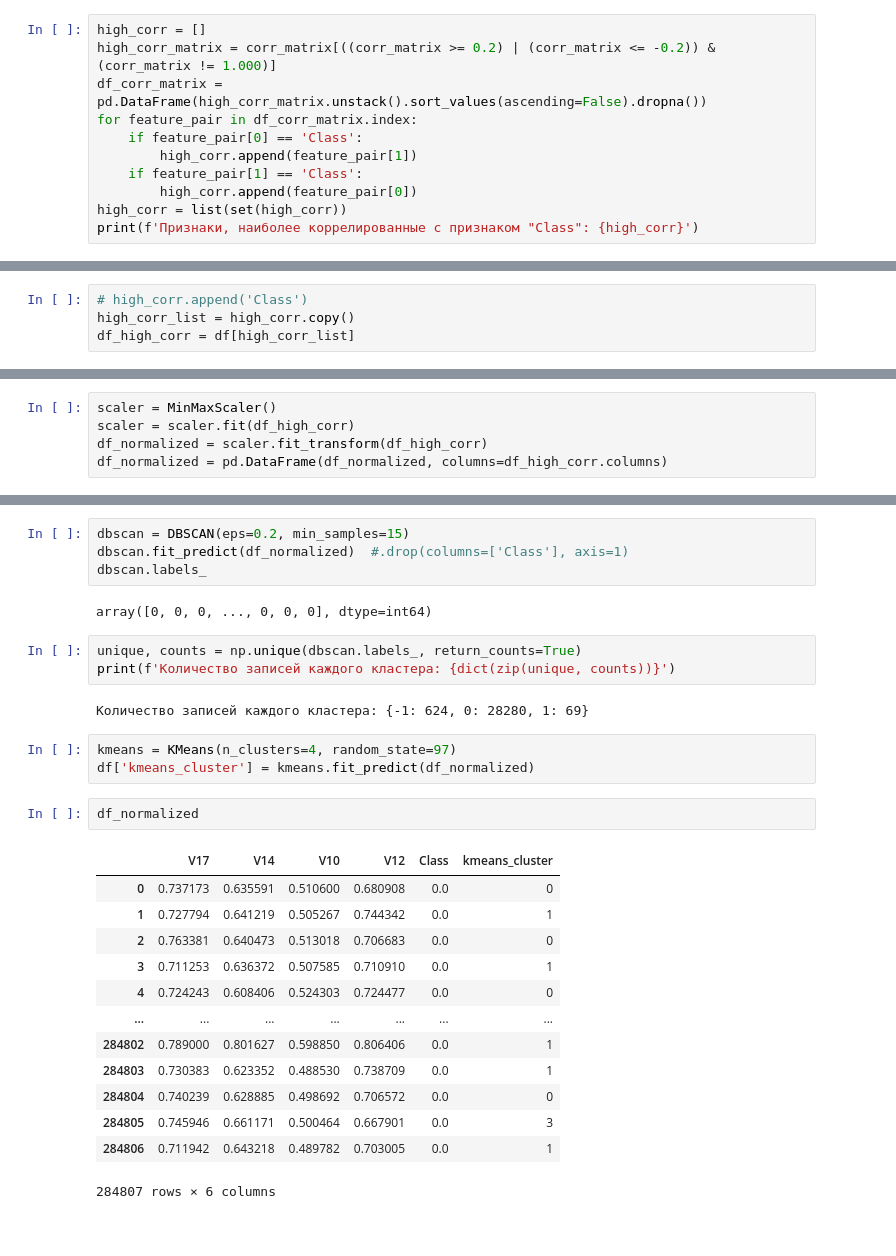
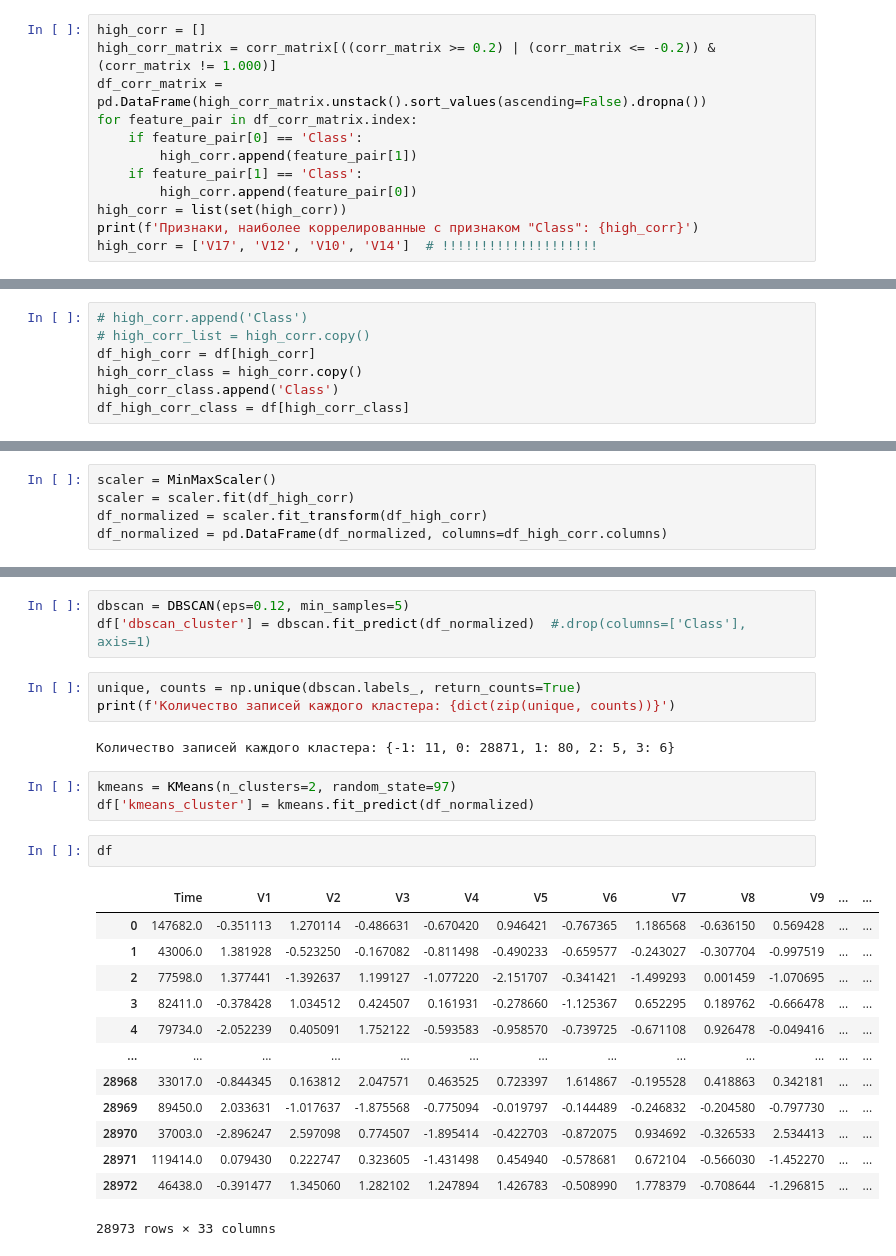
Before and after one commit to rpurei/otus, a Jupyter notebook: prof-hw3/ml_prof_hw03.ipynb, the cells around one changed output, grey strips where cells are left out. Saved outputs shown, nothing was run; the diff lists cells and outputs as text; blank space fills up the shorter version.

```diff
--- a/prof-hw3/ml_prof_hw03.ipynb
+++ b/prof-hw3/ml_prof_hw03.ipynb
@@ -165,4 +169,5 @@ for feature_pair in df_corr_matrix.index:
         high_corr.append(feature_pair[0])
 high_corr = list(set(high_corr))
 print(f'Признаки, наиболее коррелированные с признаком "Class": {high_corr}')
+high_corr = ['V17', 'V12', 'V10', 'V14']  # !!!!!!!!!!!!!!!!!!!!
 # %% [output]
@@ -180,6 +185,9 @@ print(f'Признаки, наиболее коррелированные с п
 # plt.show()
 # %%
 # high_corr.append('Class')
-high_corr_list = high_corr.copy()
-df_high_corr = df[high_corr_list]
+# high_corr_list = high_corr.copy()
+df_high_corr = df[high_corr]
+high_corr_class = high_corr.copy()
+high_corr_class.append('Class')
+df_high_corr_class = df[high_corr_class]
 # %%
@@ -406,32 +399,29 @@ print(score_parameters)
 # %%
-dbscan = DBSCAN(eps=0.2, min_samples=15)
-dbscan.fit_predict(df_normalized)  #.drop(columns=['Class'], axis=1)
-dbscan.labels_
+dbscan = DBSCAN(eps=0.12, min_samples=5)
+df['dbscan_cluster'] = dbscan.fit_predict(df_normalized)  #.drop(columns=['Class'], axis=1)
-# %% [output]
-array([0, 0, 0, ..., 0, 0, 0], dtype=int64)
 # %%
 unique, counts = np.unique(dbscan.labels_, return_counts=True)
 print(f'Количество записей каждого кластера: {dict(zip(unique, counts))}')
 # %% [output]
-Количество записей каждого кластера: {-1: 624, 0: 28280, 1: 69}
+Количество записей каждого кластера: {-1: 11, 0: 28871, 1: 80, 2: 5, 3: 6}
 # %%
-kmeans = KMeans(n_clusters=4, random_state=97)
+kmeans = KMeans(n_clusters=2, random_state=97)
 df['kmeans_cluster'] = kmeans.fit_predict(df_normalized)
 # %%
-df_normalized
+df
 # %% [output]
-|  | V17 | V14 | V10 | V12 | Class | kmeans_cluster |
-| 0 | 0.737173 | 0.635591 | 0.510600 | 0.680908 | 0.0 | 0 |
-| 1 | 0.727794 | 0.641219 | 0.505267 | 0.744342 | 0.0 | 1 |
-| 2 | 0.763381 | 0.640473 | 0.513018 | 0.706683 | 0.0 | 0 |
-| 3 | 0.711253 | 0.636372 | 0.507585 | 0.710910 | 0.0 | 1 |
-| 4 | 0.724243 | 0.608406 | 0.524303 | 0.724477 | 0.0 | 0 |
-| ... | ... | ... | ... | ... | ... | ... |
-| 284802 | 0.789000 | 0.801627 | 0.598850 | 0.806406 | 0.0 | 1 |
-| 284803 | 0.730383 | 0.623352 | 0.488530 | 0.738709 | 0.0 | 1 |
-| 284804 | 0.740239 | 0.628885 | 0.498692 | 0.706572 | 0.0 | 0 |
-| 284805 | 0.745946 | 0.661171 | 0.500464 | 0.667901 | 0.0 | 3 |
-| 284806 | 0.711942 | 0.643218 | 0.489782 | 0.703005 | 0.0 | 1 |
+|  | Time | V1 | V2 | V3 | V4 | V5 | V6 | V7 | V8 | V9 | ... | ... |
+| 0 | 147682.0 | -0.351113 | 1.270114 | -0.486631 | -0.670420 | 0.946421 | -0.767365 | 1.186568 | -0.636150 | 0.569428 | ... | ... |
+| 1 | 43006.0 | 1.381928 | -0.523250 | -0.167082 | -0.811498 | -0.490233 | -0.659577 | -0.243027 | -0.307704 | -0.997519 | ... | ... |
+| 2 | 77598.0 | 1.377441 | -1.392637 | 1.199127 | -1.077220 | -2.151707 | -0.341421 | -1.499293 | 0.001459 | -1.070695 | ... | ... |
+| 3 | 82411.0 | -0.378428 | 1.034512 | 0.424507 | 0.161931 | -0.278660 | -1.125367 | 0.652295 | 0.189762 | -0.666478 | ... | ... |
+| 4 | 79734.0 | -2.052239 | 0.405091 | 1.752122 | -0.593583 | -0.958570 | -0.739725 | -0.671108 | 0.926478 | -0.049416 | ... | ... |
+| ... | ... | ... | ... | ... | ... | ... | ... | ... | ... | ... | ... | ... |
+| 28968 | 33017.0 | -0.844345 | 0.163812 | 2.047571 | 0.463525 | 0.723397 | 1.614867 | -0.195528 | 0.418863 | 0.342181 | ... | ... |
+| 28969 | 89450.0 | 2.033631 | -1.017637 | -1.875568 | -0.775094 | -0.019797 | -0.144489 | -0.246832 | -0.204580 | -0.797730 | ... | ... |
+| 28970 | 37003.0 | -2.896247 | 2.597098 | 0.774507 | -1.895414 | -0.422703 | -0.872075 | 0.934692 | -0.326533 | 2.534413 | ... | ... |
+| 28971 | 119414.0 | 0.079430 | 0.222747 | 0.323605 | -1.431498 | 0.454940 | -0.578681 | 0.672104 | -0.566030 | -1.452270 | ... | ... |
+| 28972 | 46438.0 | -0.391477 | 1.345060 | 1.282102 | 1.247894 | 1.426783 | -0.508990 | 1.778379 | -0.708644 | -1.296815 | ... | ... |
-284807 rows × 6 columns
+28973 rows × 33 columns
 # %%
 tsne = TSNE(n_components=2, random_state=10, init='random', learning_rate='auto')
```
Also changed, not shown: parts of 35 cells of this notebook.
